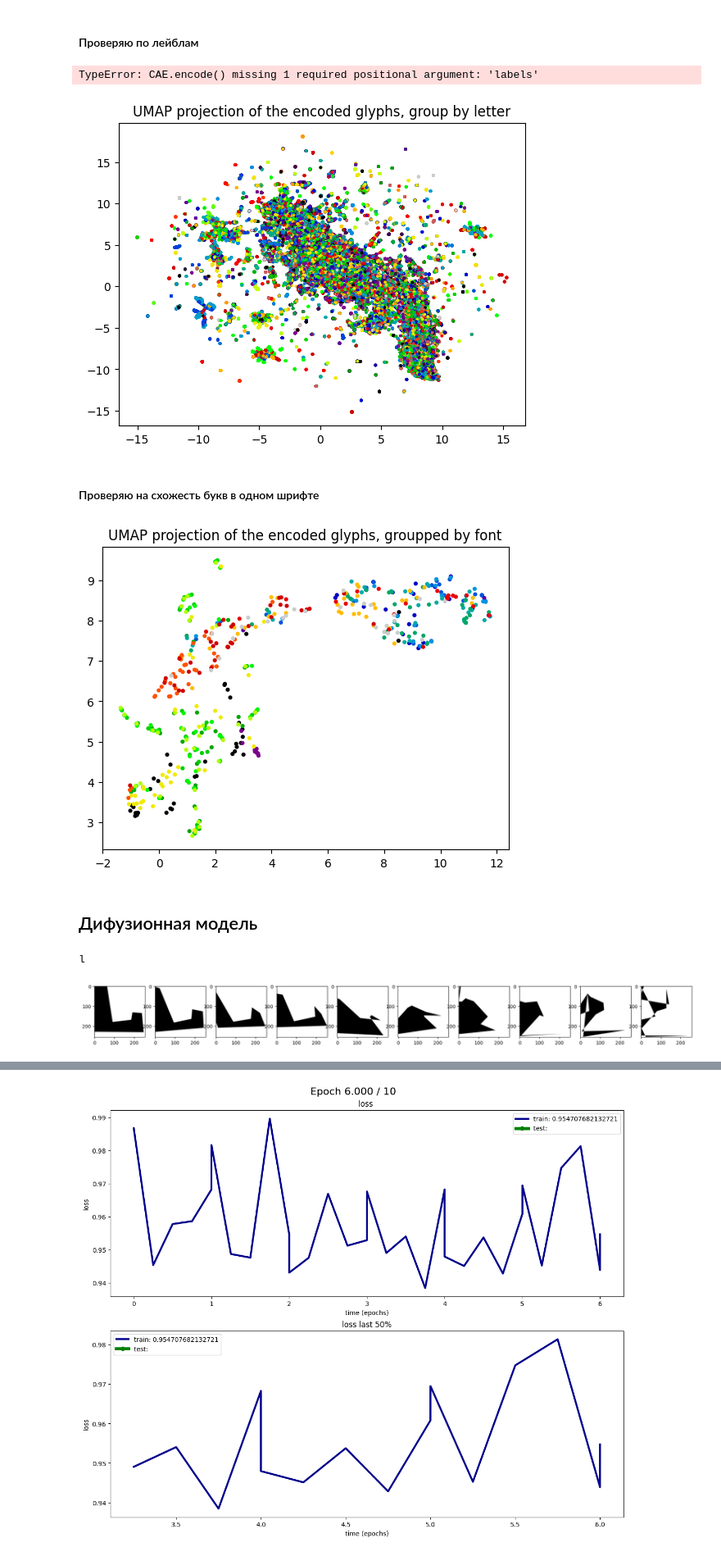
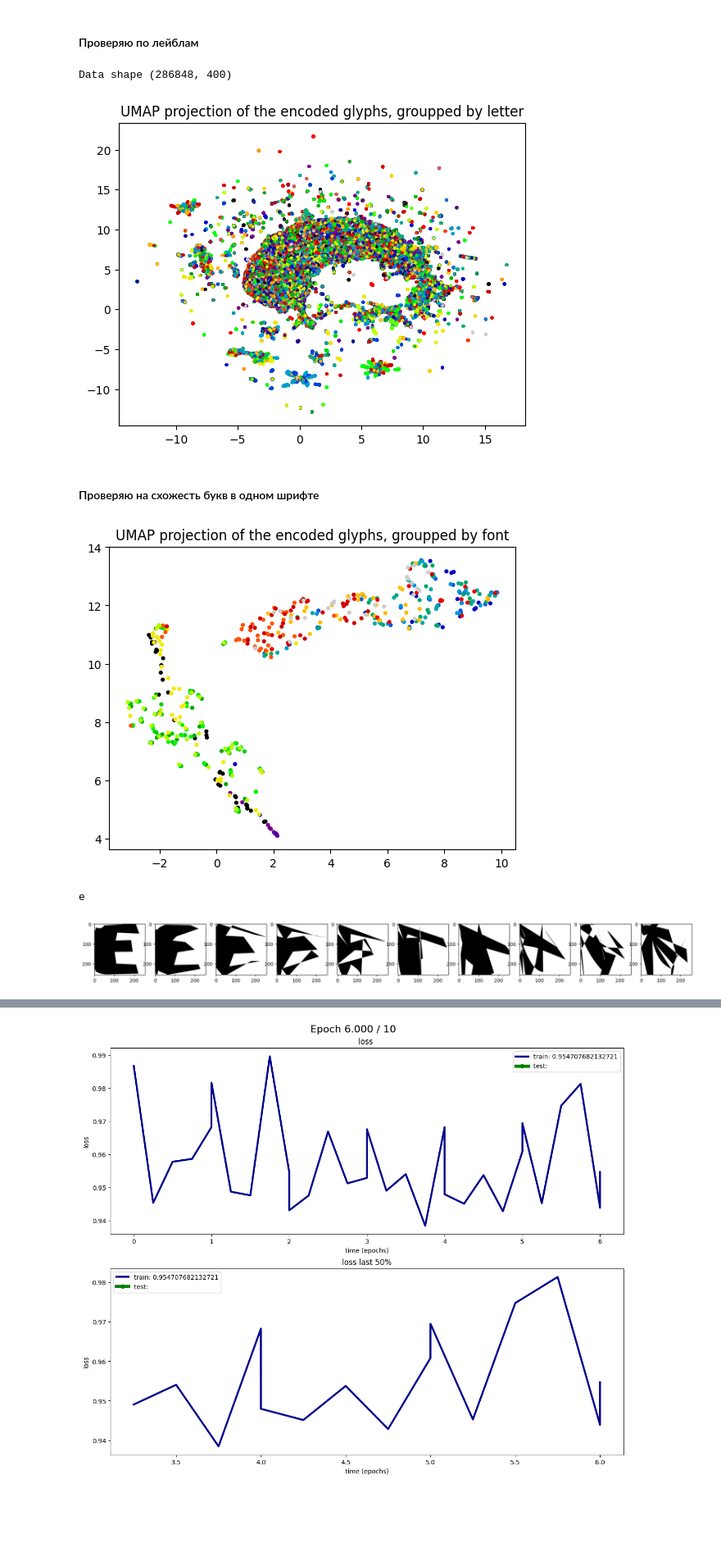
Before and after one commit to flydzen/diploma, a Jupyter notebook: main_difuse.ipynb, the cells around one changed output, grey strips where cells are left out. Shown at 82% size. Saved outputs shown, nothing was run; the diff lists cells and outputs as text; code cells hidden in the pictures; blank space fills up the shorter version.

```diff
--- a/main_difuse.ipynb
+++ b/main_difuse.ipynb
@@ -703,7 +703,9 @@ def decode_img(d, label):
 
 def encode_img(d, label):
     model_cae.eval()
+    single = False
     if isinstance(label, str):
+        single = True
         label = labels2one_hot([label]).to(device)
         d = torch.Tensor([d]).to(device)
 
@@ -736,7 +738,7 @@ embedding = umap_model.fit_transform(encoded_data)
 
 del encoded_data
 # %% [output]
-TypeError: CAE.encode() missing 1 required positional argument: 'labels'
+Data shape (286848, 400)
 # %%
 plt.scatter(
     embedding[:, 0], embedding[:, 1],
@@ -746,7 +748,7 @@ plt.scatter(
 plt.title('UMAP projection of the encoded glyphs, groupped by letter');
 plt.show()
 # %% [output]
-[figure, old version]
+[figure, new version]
 # %% [markdown]
 #### Проверяю нa схожесть букв в одном шрифте
 # %%
@@ -775,5 +777,5 @@ plt.scatter(
 plt.title('UMAP projection of the encoded glyphs, groupped by font');
 plt.show()
 # %% [output]
-[figure, old version]
+[figure, new version]
 # %%
@@ -782,4 +782,2 @@ del encoded_data
 del embedding_fonts
 del umap_model
-# %% [markdown]
-## Дифузионная модель
@@ -887,11 +887,8 @@ class Diffusion:
             inp_data = torch.Tensor(inp_data).to(device)
             labels = labels2one_hot(labels).to(device)
 
-            self.model_encoder.encode = True
-            self.model_encoder.decode = False
-
             with torch.no_grad():
-                inp_data = self.model_encoder(inp_data, labels)
+                inp_data = self.model_encoder.encode(inp_data, labels)
 
             t = torch.randint(0, self.T, [len(labels)], device=device).long()
 
@@ -918,9 +915,7 @@ class Diffusion:
             inp_data = torch.Tensor(inp_data).to(device)
             labels = labels2one_hot(labels).to(device)
 
-            self.model_encoder.encode = True
-            self.model_encoder.decode = False
-            inp_data = self.model_encoder(inp_data, labels)
+            inp_data = self.model_encoder.encode(inp_data, labels)
 
             t = torch.randint(0, self.T, [len(labels)], device=device).long()
 
@@ -940,28 +935,28 @@ class Diffusion:
 # %%
 #!g1.4
 diffusion = Diffusion(None, model_cae)
 
-image = dataloader.x_test[1]
-label = dataloader.y_test[1]
+image = dataloader.x_test[0]
+label = dataloader.y_test[0]
 print(label)
 image = encode_img(image, label)
 
 plt.figure(figsize=(25, 20))
 plt.axis('off')
 num_images = 10
 
 # stepsize = diffusion.T // num_images
 stepsize = 1
 
 # for idx in range(0, diffusion.T, stepsize):
 for idx in range(0, 10):
     t = torch.Tensor([idx]).type(torch.int64).to(device)
     plt.subplot(1, num_images + 1, (idx // stepsize) + 1)
     image, noise = diffusion.forward_diffusion_sample(image, t)
     decoded_svg = to_numpy(decode_img(to_numpy(image), label))
     show_sampled(decoded_svg)
 # %% [output]
-l
+e
-[figure, old version]
+[figure, new version]
 # %%
 #!g1.4
```
Also changed, not shown: parts of 8 cells of this notebook, 3 other files.
